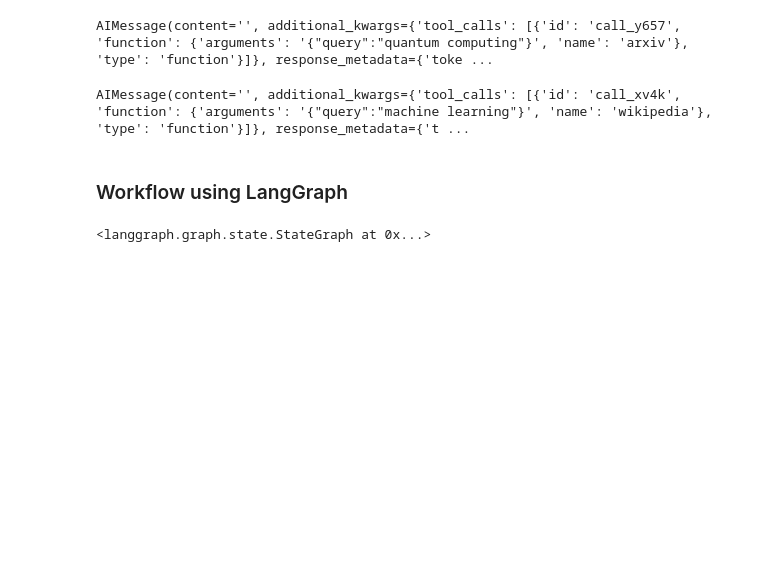
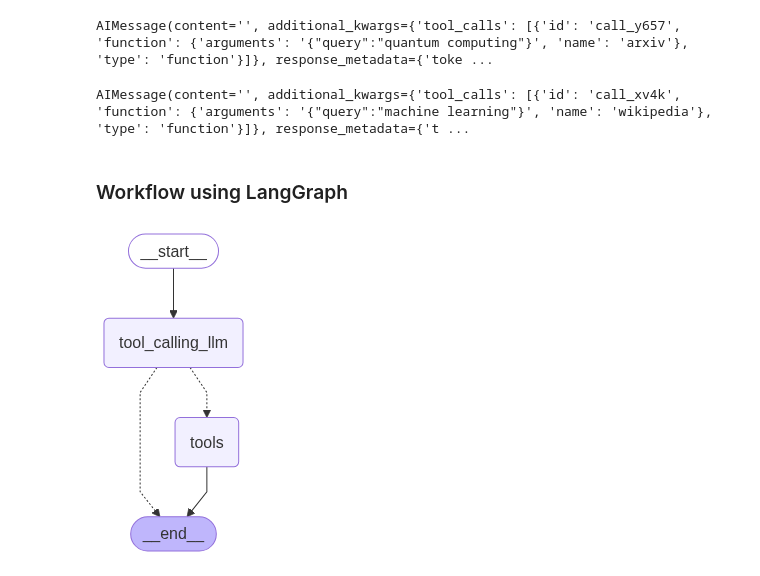
Before and after one commit to rupeshbug/agentic_chatbot, a Jupyter notebook: chatbot.ipynb, the cells around one changed output. Drawn from its saved outputs; the diff is of its cells as text; code cells hidden in the pictures; blank space fills up the shorter version.

```diff
--- a/chatbot.ipynb
+++ b/chatbot.ipynb
@@ -103,21 +103,25 @@ from langgraph.prebuilt import tools_condition
 # %%
 # node definition
 def tool_calling_llm(state: State):
     return {"messages": [llm_with_tools.invoke(state["messages"])]}
 
 builder = StateGraph(State)
 builder.add_node("tool_calling_llm", tool_calling_llm)
 builder.add_node("tools", ToolNode(tools))
 
 # edges
 builder.add_edge(START, "tool_calling_llm")
 builder.add_conditional_edges(
     "tool_calling_llm",
     # if the latest message (result) from assistant is a tool call -> tools_condition routes to tools
     # if the latest message (result) from assistant is not a tool call -> tools_condition routes to END
     tools_condition
 )
 
 builder.add_edge("tools", END)
+
+graph = builder.compile()
+
+display(Image(graph.get_graph().draw_mermaid_png()))
 # %% [output]
-<langgraph.graph.state.StateGraph at 0x...>
+[figure, added]
```
Also changed, not shown: parts of 4 cells of this notebook.
